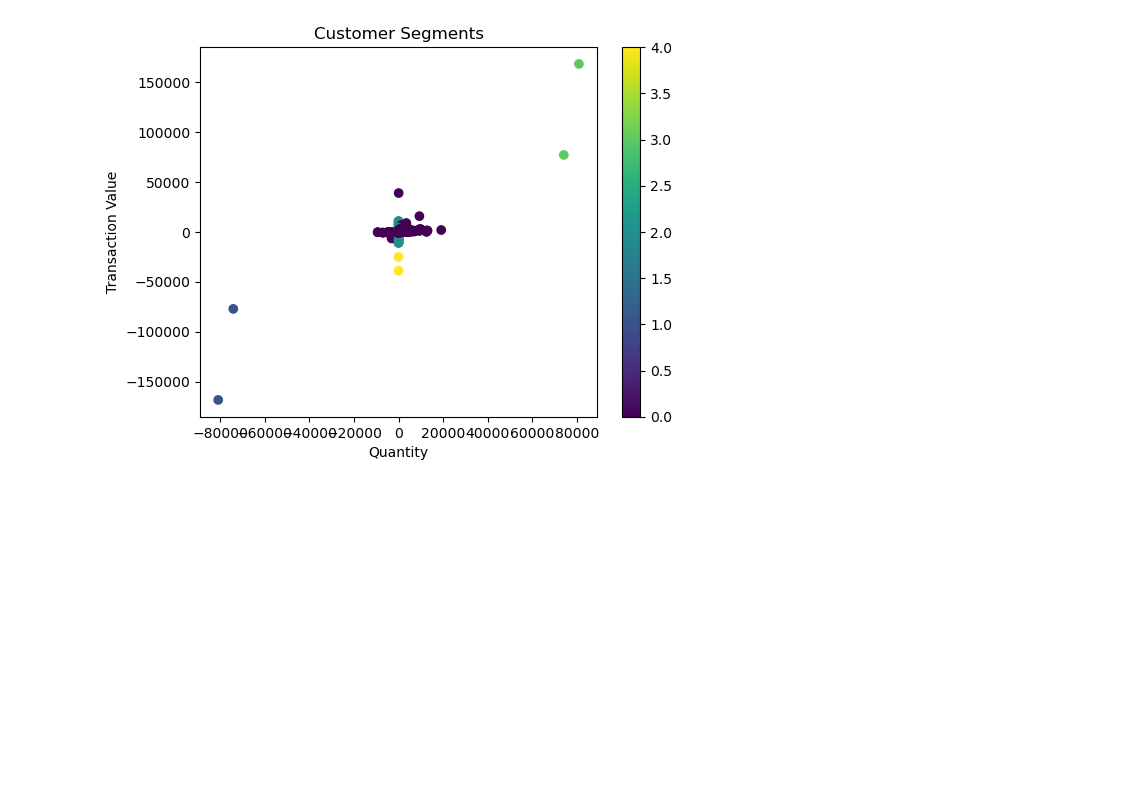
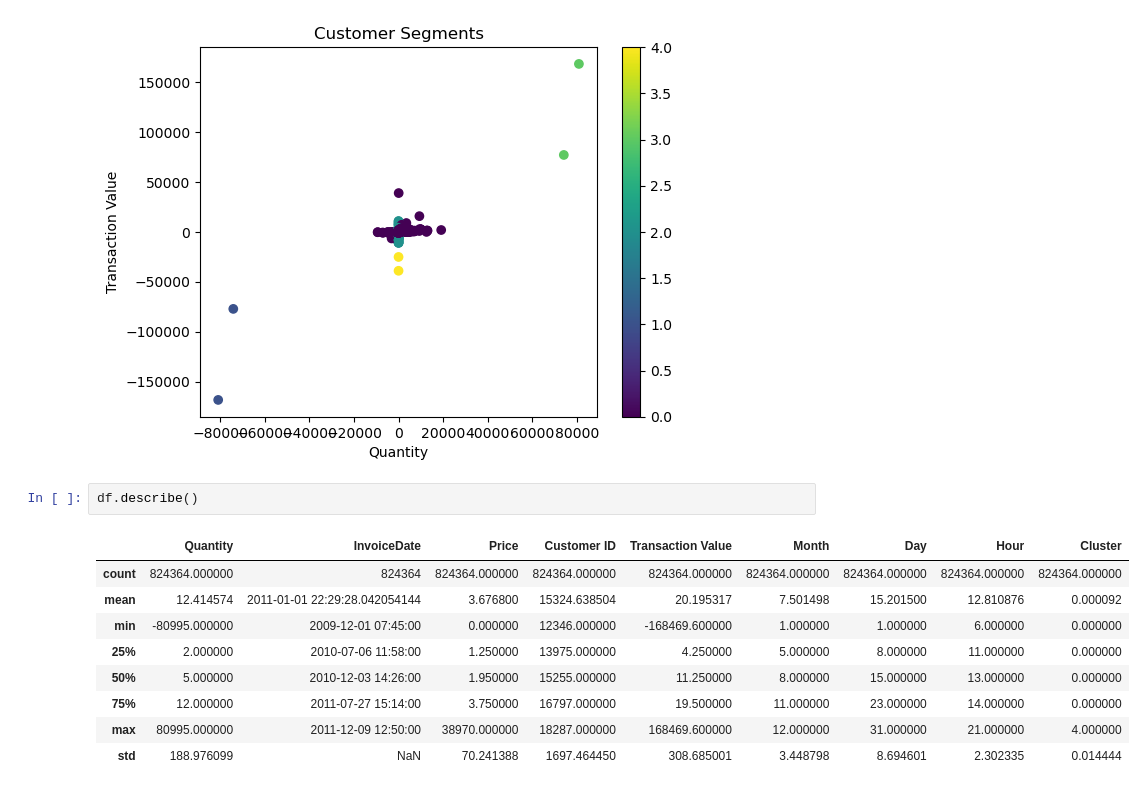
Before and after one commit to Bayugo/R-D, a Jupyter notebook: 20 Days Project Challenge/20 Days version 2.ipynb, the cells around one changed output. Drawn from its saved outputs; the diff is of its cells as text; blank space fills up the shorter version.

```diff
--- a/20 Days Project Challenge/20 Days version 2.ipynb
+++ b/20 Days Project Challenge/20 Days version 2.ipynb
@@ -110,3 +134,15 @@ plt.colorbar()
 plt.show()
 # %% [output]
 [figure]
+# %%
+df.describe()
+# %% [output]
+|  | Quantity | InvoiceDate | Price | Customer ID | Transaction Value | Month | Day | Hour | Cluster |
+| count | 824364.000000 | 824364 | 824364.000000 | 824364.000000 | 824364.000000 | 824364.000000 | 824364.000000 | 824364.000000 | 824364.000000 |
+| mean | 12.414574 | 2011-01-01 22:29:28.042054144 | 3.676800 | 15324.638504 | 20.195317 | 7.501498 | 15.201500 | 12.810876 | 0.000092 |
+| min | -80995.000000 | 2009-12-01 07:45:00 | 0.000000 | 12346.000000 | -168469.600000 | 1.000000 | 1.000000 | 6.000000 | 0.000000 |
+| 25% | 2.000000 | 2010-07-06 11:58:00 | 1.250000 | 13975.000000 | 4.250000 | 5.000000 | 8.000000 | 11.000000 | 0.000000 |
+| 50% | 5.000000 | 2010-12-03 14:26:00 | 1.950000 | 15255.000000 | 11.250000 | 8.000000 | 15.000000 | 13.000000 | 0.000000 |
+| 75% | 12.000000 | 2011-07-27 15:14:00 | 3.750000 | 16797.000000 | 19.500000 | 11.000000 | 23.000000 | 14.000000 | 0.000000 |
+| max | 80995.000000 | 2011-12-09 12:50:00 | 38970.000000 | 18287.000000 | 168469.600000 | 12.000000 | 31.000000 | 21.000000 | 4.000000 |
+| std | 188.976099 | NaN | 70.241388 | 1697.464450 | 308.685001 | 3.448798 | 8.694601 | 2.302335 | 0.014444 |
```
Also changed, not shown: parts of 2 cells of this notebook, 5 other files.
